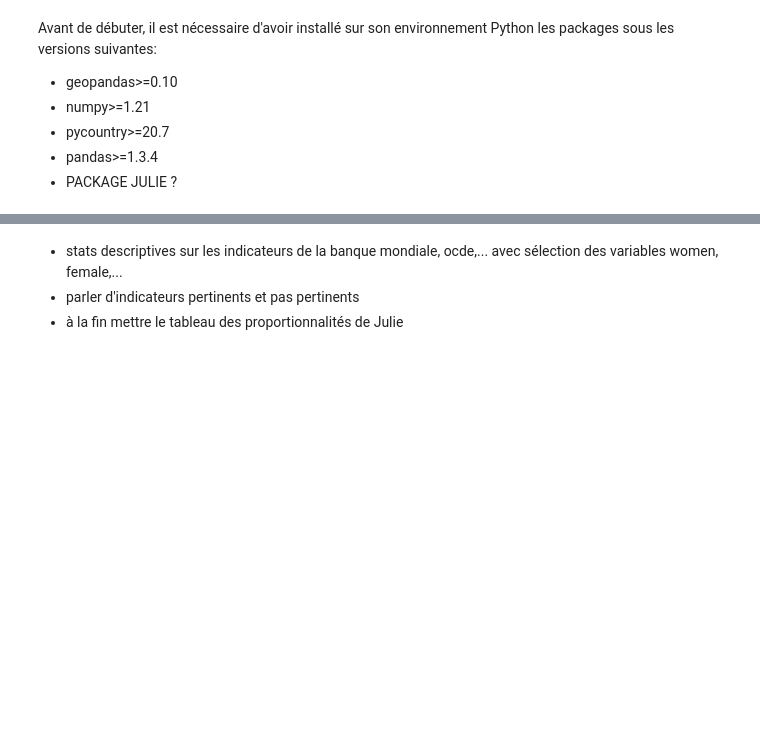
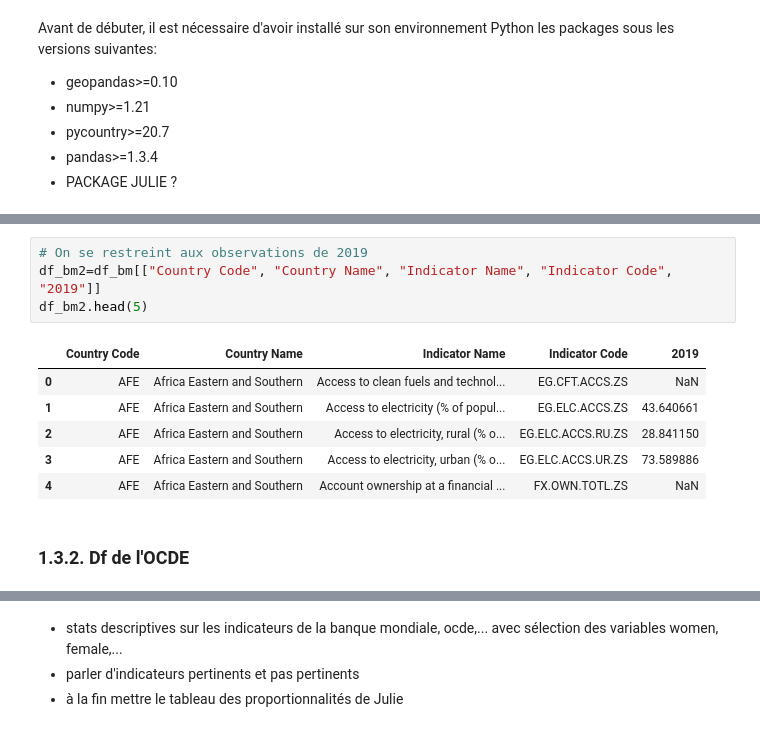
Before and after one commit to cmllbll/Gender-Inequalities-and-Development, a Jupyter notebook: Notebook final.ipynb, the cells around one changed output, grey strips where cells are left out. Saved outputs shown, nothing was run; the diff lists cells and outputs as text; blank space fills up the shorter version.

```diff
--- a/Notebook final.ipynb
+++ b/Notebook final.ipynb
@@ -16,0 +150,13 @@ Avant de débuter, il est nécessaire d'avoir installé sur son environnement Py
+# %%
+# On se restreint aux observations de 2019
+df_bm2=df_bm[["Country Code", "Country Name", "Indicator Name", "Indicator Code", "2019"]]
+df_bm2.head(5)
+# %% [output]
+|  | Country Code | Country Name | Indicator Name | Indicator Code | 2019 |
+| 0 | AFE | Africa Eastern and Southern | Access to clean fuels and technol... | EG.CFT.ACCS.ZS | NaN |
+| 1 | AFE | Africa Eastern and Southern | Access to electricity (% of popul... | EG.ELC.ACCS.ZS | 43.640661 |
+| 2 | AFE | Africa Eastern and Southern | Access to electricity, rural (% o... | EG.ELC.ACCS.RU.ZS | 28.841150 |
+| 3 | AFE | Africa Eastern and Southern | Access to electricity, urban (% o... | EG.ELC.ACCS.UR.ZS | 73.589886 |
+| 4 | AFE | Africa Eastern and Southern | Account ownership at a financial ... | FX.OWN.TOTL.ZS | NaN |
+# %% [markdown]
+### 1.3.2. Df de l'OCDE
```
Also changed, not shown: parts of 32 cells of this notebook.
